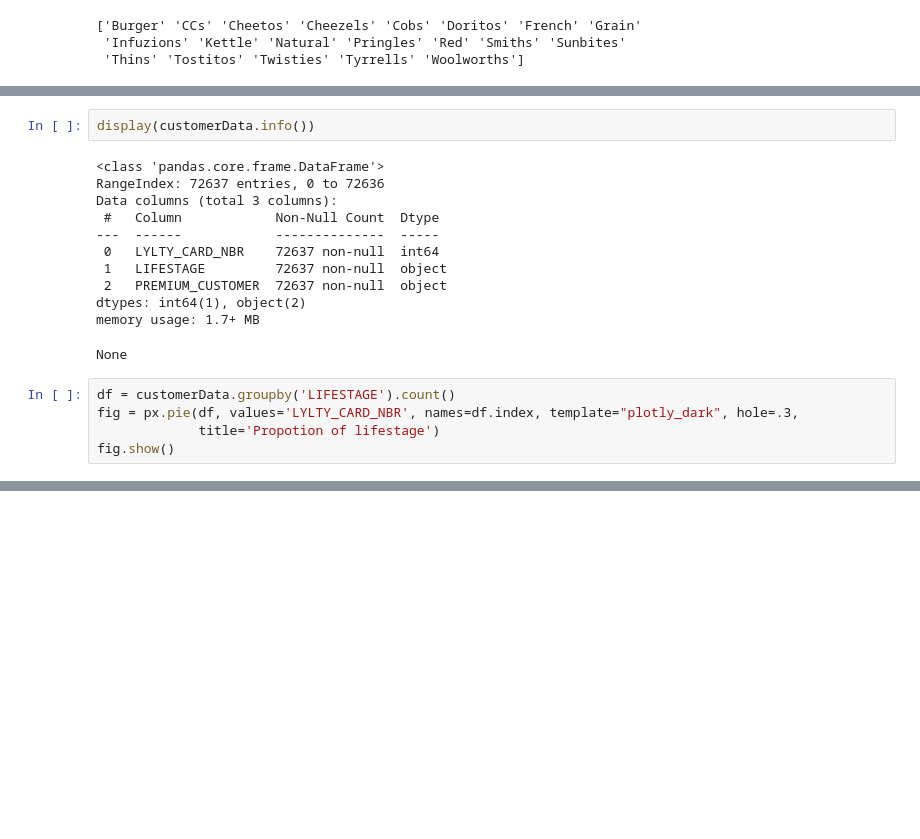
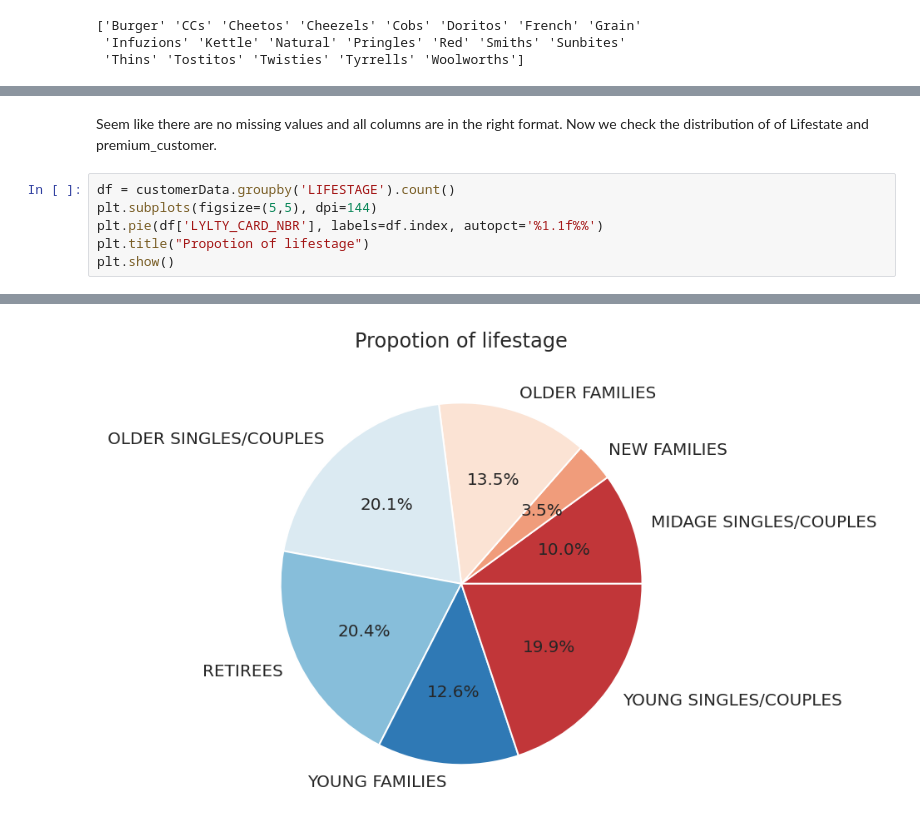
Before and after one commit to quanghuynguyen3007/QuantiumDataAnalyst, a Jupyter notebook: Quantium_part_1.ipynb, the cells around one changed output, grey strips where cells are left out. Drawn from its saved outputs; the diff is of its cells as text; blank space fills up the shorter version.

```diff
--- a/Quantium_part_1.ipynb
+++ b/Quantium_part_1.ipynb
@@ -329,20 +353,9 @@ customerData.head()
-# %%
-display(customerData.info())
-# %% [output]
-<class 'pandas.core.frame.DataFrame'>
-RangeIndex: 72637 entries, 0 to 72636
-Data columns (total 3 columns):
- #   Column            Non-Null Count  Dtype
----  ------            --------------  -----
- 0   LYLTY_CARD_NBR    72637 non-null  int64
- 1   LIFESTAGE         72637 non-null  object
- 2   PREMIUM_CUSTOMER  72637 non-null  object
-dtypes: int64(1), object(2)
-memory usage: 1.7+ MB
-None
+# %% [markdown]
+Seem like there are no missing values and all columns are in the right format. Now we check the distribution of of Lifestate and premium_customer.
 # %%
 df = customerData.groupby('LIFESTAGE').count()
-fig = px.pie(df, values='LYLTY_CARD_NBR', names=df.index, template="plotly_dark", hole=.3,
-             title='Propotion of lifestage')
-fig.show()
+plt.subplots(figsize=(5,5), dpi=144)
+plt.pie(df['LYLTY_CARD_NBR'], labels=df.index, autopct='%1.1f%%')
+plt.title("Propotion of lifestage")
+plt.show()
 # %% [output]
@@ -350,3 +362,4 @@ fig.show()
+[figure, added]
 # %%
 # Propotion of LIFESTAGES
 df = customerData.groupby('PREMIUM_CUSTOMER').count()
```
Also changed, not shown: parts of 35 cells of this notebook, 1 other file.
